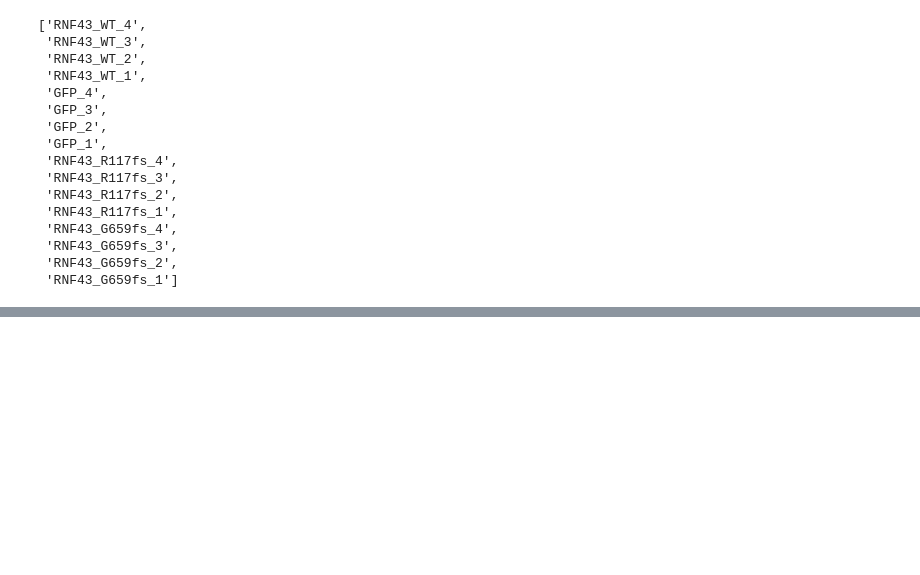
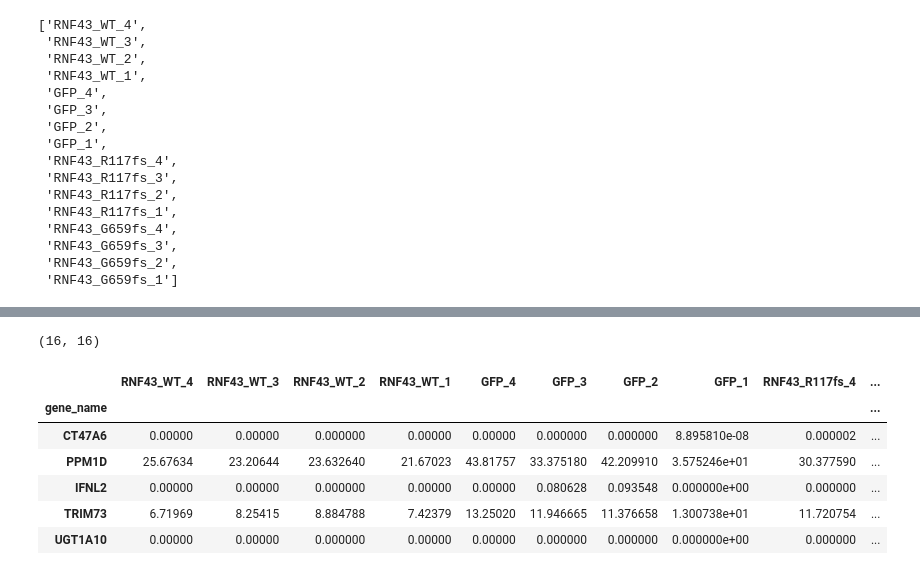
Before and after one commit to byeungchun/evip_remaster, a Jupyter notebook: notebook/dev.ipynb, the cells around one changed output, grey strips where cells are left out. Drawn from its saved outputs; the diff is of its cells as text; code cells hidden in the pictures; blank space fills up the shorter version.

```diff
--- a/notebook/dev.ipynb
+++ b/notebook/dev.ipynb
@@ -55,3 +71,17 @@ df_tpm_gene_log = calculate_tpm_log2(df_tpm_gene)
 df_tpm_gene_zscore = calculate_tpm_zscore(df_tpm_gene_log)
 # %%
 df_sample_corr = calculate_corr_sample(df_tpm_gene_zscore)
+# %%
+df_sample_corr
+# %% [output]
+(16, 16)
+# %%
+df_tpm_gene.head()
+# %% [output]
+|  | RNF43_WT_4 | RNF43_WT_3 | RNF43_WT_2 | RNF43_WT_1 | GFP_4 | GFP_3 | GFP_2 | GFP_1 | RNF43_R117fs_4 | ... |
+| gene_name |  |  |  |  |  |  |  |  |  | ... |
+| CT47A6 | 0.00000 | 0.00000 | 0.000000 | 0.00000 | 0.00000 | 0.000000 | 0.000000 | 8.895810e-08 | 0.000002 | ... |
+| PPM1D | 25.67634 | 23.20644 | 23.632640 | 21.67023 | 43.81757 | 33.375180 | 42.209910 | 3.575246e+01 | 30.377590 | ... |
+| IFNL2 | 0.00000 | 0.00000 | 0.000000 | 0.00000 | 0.00000 | 0.080628 | 0.093548 | 0.000000e+00 | 0.000000 | ... |
+| TRIM73 | 6.71969 | 8.25415 | 8.884788 | 7.42379 | 13.25020 | 11.946665 | 11.376658 | 1.300738e+01 | 11.720754 | ... |
+| UGT1A10 | 0.00000 | 0.00000 | 0.000000 | 0.00000 | 0.00000 | 0.000000 | 0.000000 | 0.000000e+00 | 0.000000 | ... |
```
Also changed, not shown: parts of 5 cells of this notebook, 3 other files.
